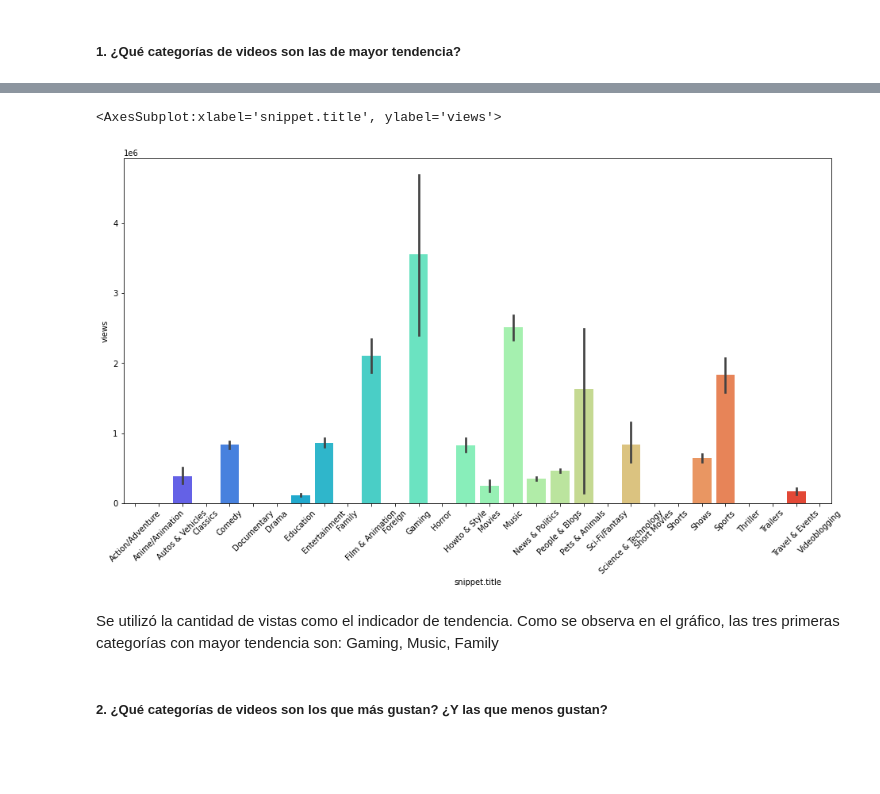
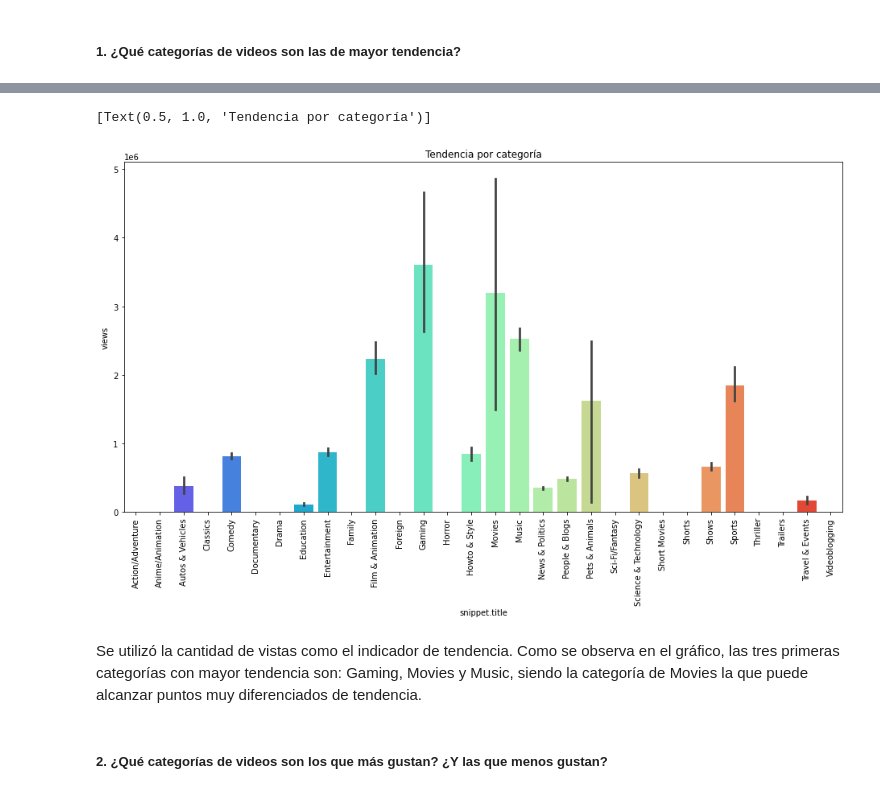
Before and after one commit to Adm-Info/EB-2022-1-CC50, a Jupyter notebook: code/EB-2022-1-CC50.ipynb, the cells around one changed output, grey strips where cells are left out. Saved outputs shown, nothing was run; the diff lists cells and outputs as text; code cells hidden in the pictures; blank space fills up the shorter version.

```diff
--- a/code/EB-2022-1-CC50.ipynb
+++ b/code/EB-2022-1-CC50.ipynb
@@ -179,3 +191,6 @@ data[['views','likes','dislikes','comment_count']] = data[['views','likes','disl
+# %%
+categories['id'] = pd.to_numeric(categories['id'],errors="coerce",downcast='integer')
+categories['id'] = categories['id'].astype('Int64')
 # %%
 # separar en 2 columnas float: geometry?
 # %%
@@ -314,6 +329,8 @@ memory usage: 2.4+ KB
 ### Requerimientos
 # %% [markdown]
 #### Por Categoría de Videos
+# %%
+data[['views','likes','dislikes','comment_count']] = data[['views','likes','dislikes','comment_count']].astype(int)
 # %%
 data.columns.values
 # %% [output]
@@ -337,0 +414,2 @@ data_cat.head()
+# %%
+data_cat.loc[data_cat['views']>0.6 * 1e8, 'views'] = data_cat[data_cat['views']<0.6 * 1e8]['views'].max()
@@ -337,0 +440,2 @@ data_cat.head()
+# %%
+data_cat['views'].loc[(data_cat['snippet.title']=='Science & Technology') & (data_cat['views']>5*1e6)] = data_cat[data_cat['snippet.title']=='Science & Technology'][data_cat['views']<5*1e6]['views'].max()
@@ -338,11 +459,11 @@ data_cat.head()
 # %%
 plt.figure(figsize=(16,8))
-plt.xticks(rotation=45)
-sns.barplot(x="snippet.title", y="views", data=data_cat, palette='rainbow')
+plt.xticks(rotation=90)
+sns.barplot(x="snippet.title", y="views", data=data_cat, palette='rainbow').set(title='Tendencia por categoría')
 # %% [output]
-<AxesSubplot:xlabel='snippet.title', ylabel='views'>
+[Text(0.5, 1.0, 'Tendencia por categoría')]
-[figure, old version]
+[figure, new version]
 # %% [markdown]
-Se utilizó la cantidad de vistas como el indicador de tendencia. Como se observa en el gráfico, las tres primeras categorías con mayor tendencia son: Gaming, Music, Family
+Se utilizó la cantidad de vistas como el indicador de tendencia. Como se observa en el gráfico, las tres primeras categorías con mayor tendencia son: Gaming, Movies y Music, siendo la categoría de Movies la que puede alcanzar puntos muy diferenciados de tendencia.
 # %% [markdown]
 ##### 2. ¿Qué categorías de videos son los que más gustan? ¿Y las que menos gustan?
```
Also changed, not shown: parts of 29 cells of this notebook.
